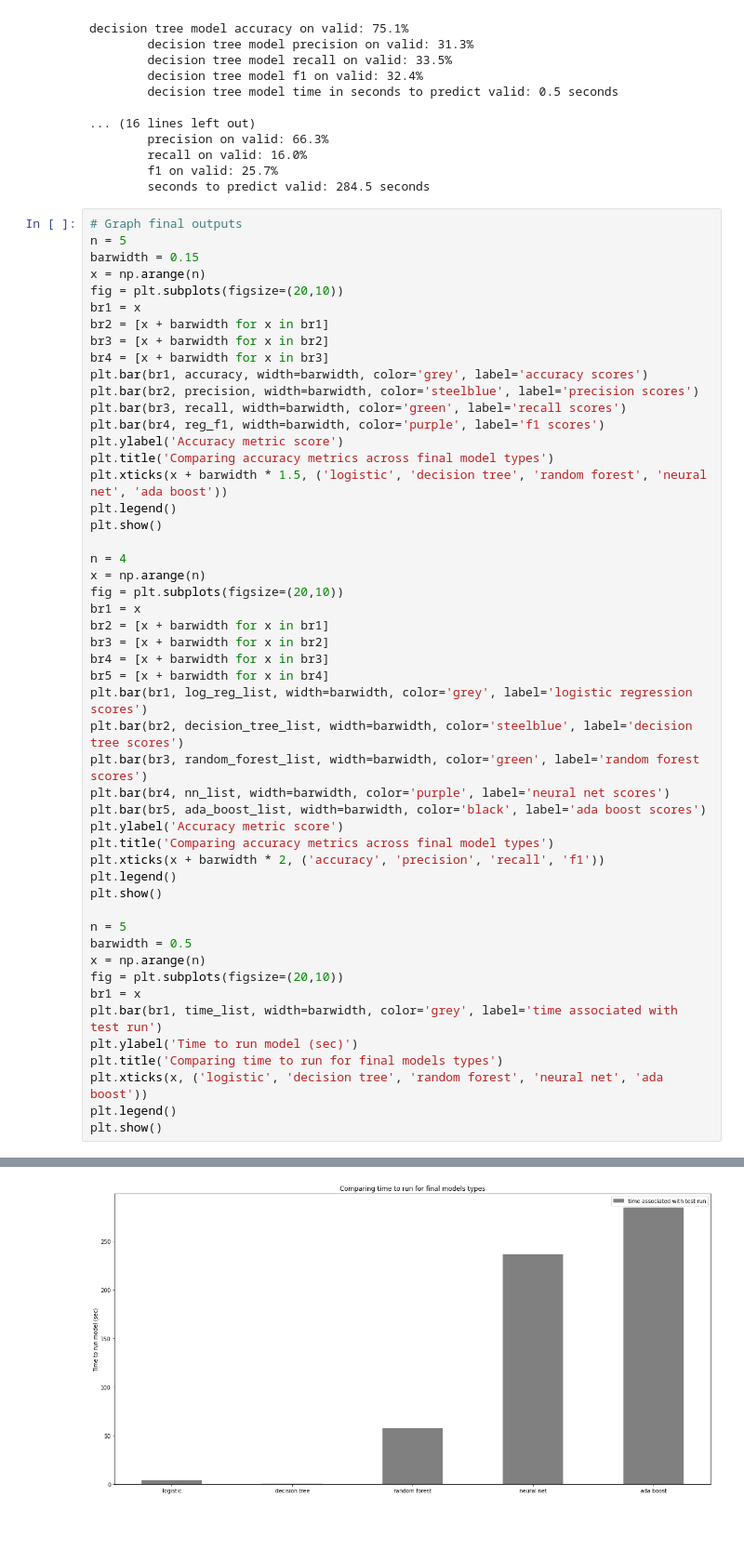
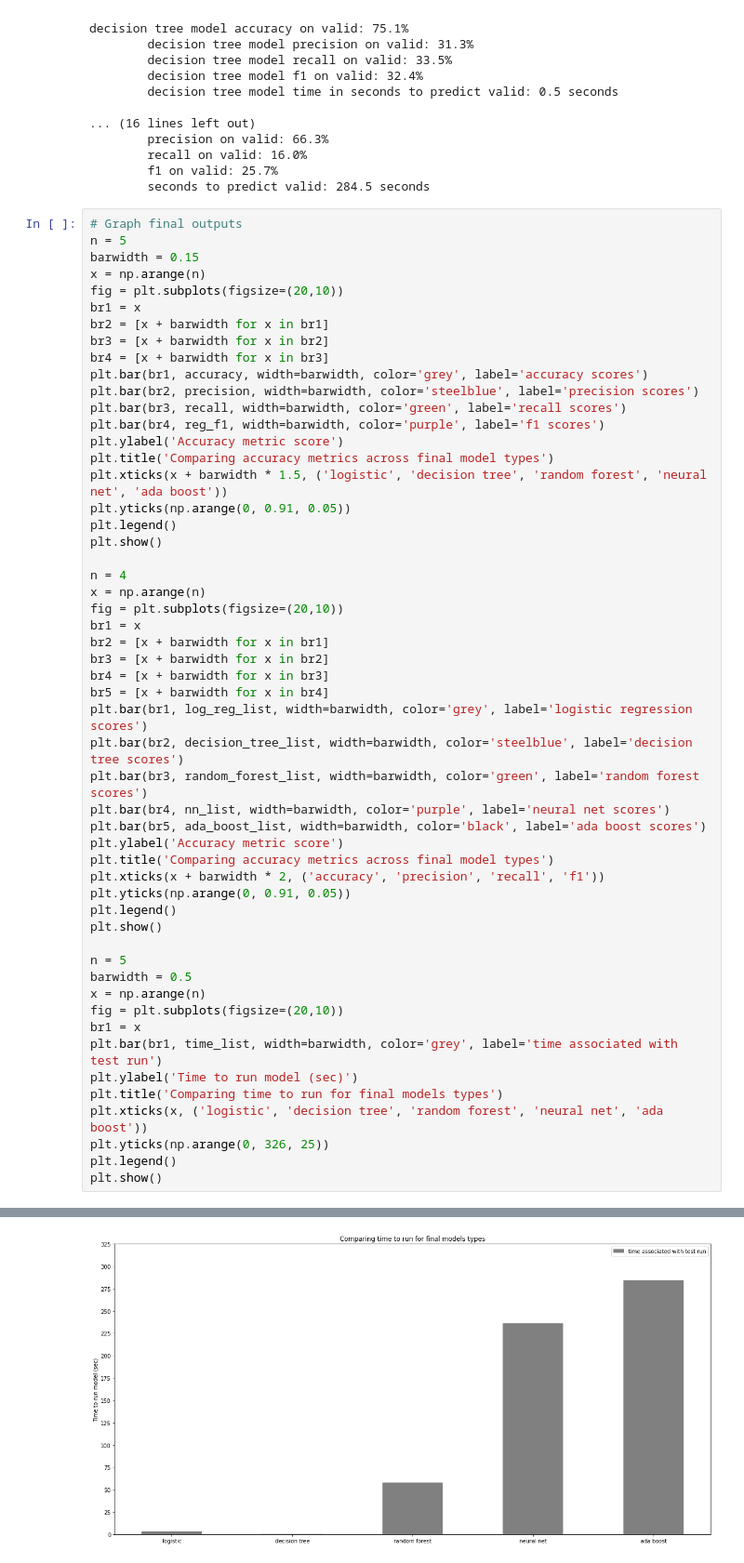
Before and after one commit to angelathe/classifying-opioid-use, a Jupyter notebook: models.ipynb, the cells around one changed output, grey strips where cells are left out. Shown at 93% size. Cells and saved outputs as stored; diff of their text form; blank space fills up the shorter version.

Commit message:
Final model runs and graphs

```diff
--- a/models.ipynb
+++ b/models.ipynb
@@ -613,6 +613,7 @@ plt.bar(br4, reg_f1, width=barwidth, color='purple', label='f1 scores')
 plt.ylabel('Accuracy metric score')
 plt.title('Comparing accuracy metrics across final model types')
 plt.xticks(x + barwidth * 1.5, ('logistic', 'decision tree', 'random forest', 'neural net', 'ada boost'))
+plt.yticks(np.arange(0, 0.91, 0.05))
 plt.legend()
 plt.show()
 
@@ -632,6 +633,7 @@ plt.bar(br5, ada_boost_list, width=barwidth, color='black', label='ada boost sco
 plt.ylabel('Accuracy metric score')
 plt.title('Comparing accuracy metrics across final model types')
 plt.xticks(x + barwidth * 2, ('accuracy', 'precision', 'recall', 'f1'))
+plt.yticks(np.arange(0, 0.91, 0.05))
 plt.legend()
 plt.show()
 
@@ -644,6 +646,7 @@ plt.bar(br1, time_list, width=barwidth, color='grey', label='time associated wit
 plt.ylabel('Time to run model (sec)')
 plt.title('Comparing time to run for final models types')
 plt.xticks(x, ('logistic', 'decision tree', 'random forest', 'neural net', 'ada boost'))
+plt.yticks(np.arange(0, 326, 25))
 plt.legend()
 plt.show()
 # %% [output]
@@ -652 +655 @@ plt.show()
-[figure, old version]
+[figure, new version]
```
Also changed, not shown: parts of 1 cell of this notebook.
